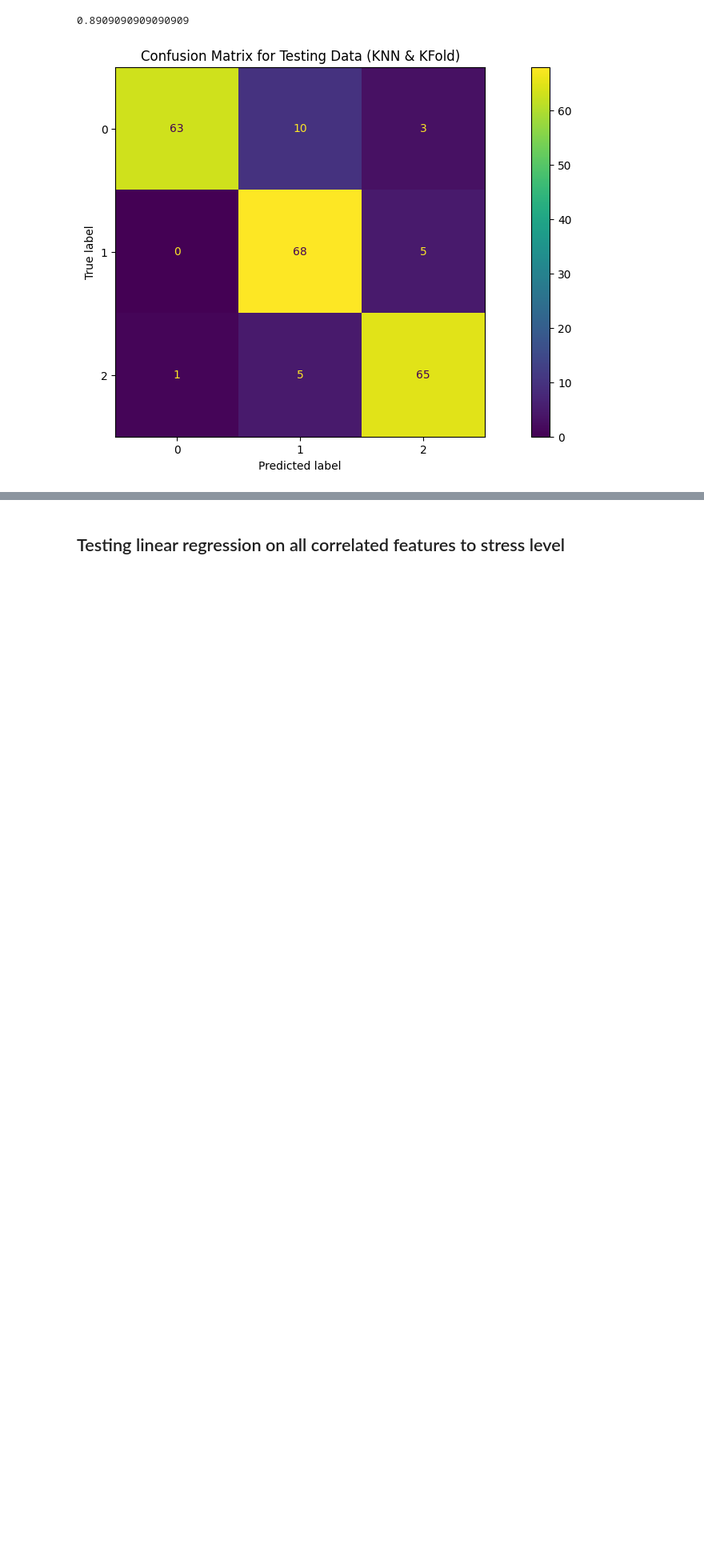
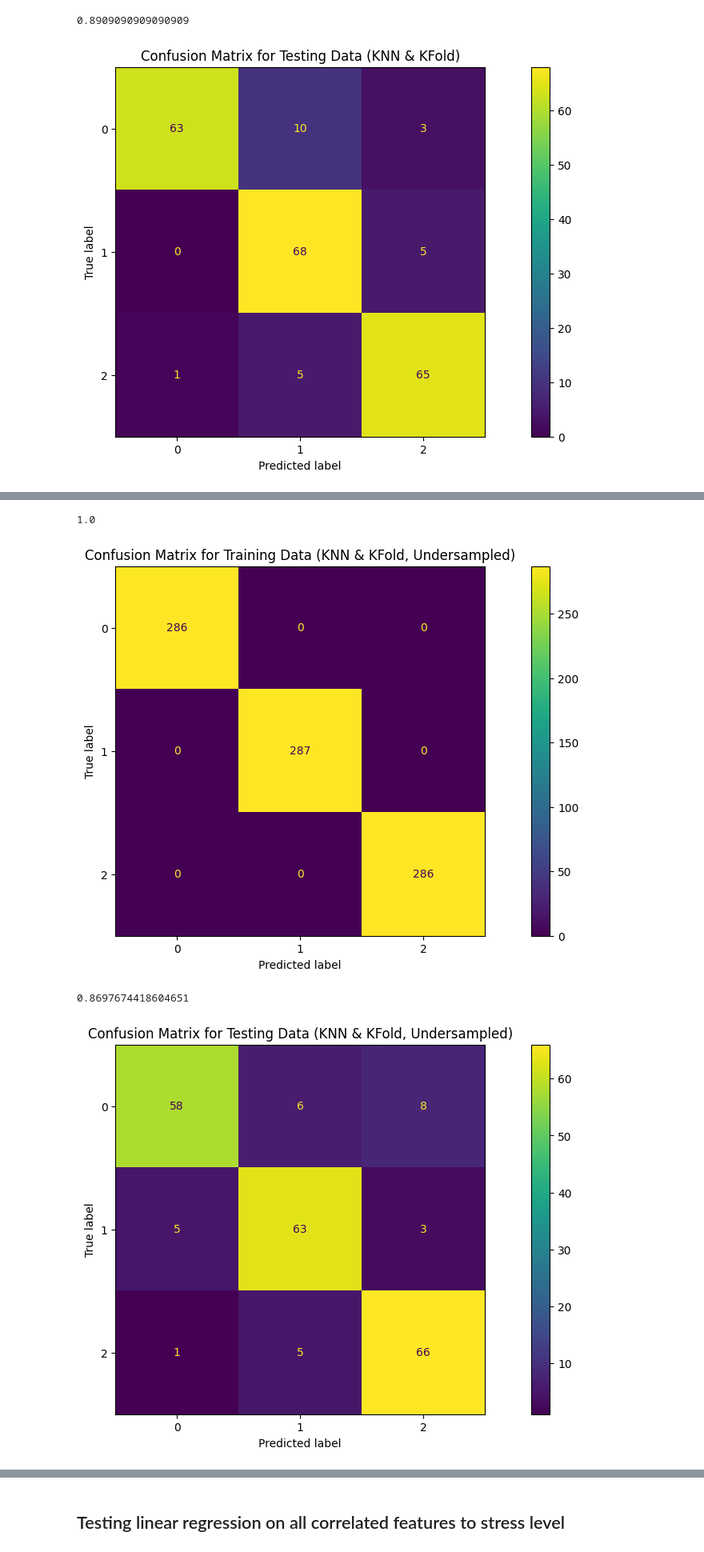
Before and after one commit to ZacPerry-dev/Student-Stress-Factors, a Jupyter notebook: main.ipynb, the cells around one changed output, grey strips where cells are left out. Shown at 80% size. Cells and saved outputs as stored; diff of their text form; code cells hidden in the pictures; blank space fills up the shorter version.

```diff
--- a/main.ipynb
+++ b/main.ipynb
@@ -291,0 +286,27 @@ plt.show()
+# %%
+under_sample_stress_0 = resample(slf_df[slf_df['stress_level']==0], replace=False, n_samples=358, random_state=42)
+under_sample_stress_2 = resample(slf_df[slf_df['stress_level']==2], replace=False, n_samples=358, random_state=42)
+
+slf_df_balanced = pd.concat([under_sample_stress_0, slf_df[slf_df['stress_level']==1], under_sample_stress_2,])
+
+X = np.array(slf_df_balanced.drop(['stress_level'], axis=1))
+y = np.array(slf_df_balanced['stress_level'])
+
+X_train, X_test, y_train, y_test = train_test_split(X, y, random_state=42, test_size=0.2, train_size=0.8)
+
+# KFold Cross validation
+splits = KFold(n_splits=10)
+
+for k in range(1, 30, 2):
+    scores = []
+    for train_index, val_index in splits.split(X_train):
+        X_sub_train = X_train[train_index]
+        X_val = X_train[val_index]
+        y_sub_train = y_train[train_index]
+        y_val = y_train[val_index]
+
+        clf = KNeighborsClassifier(n_neighbors=k)
+        clf.fit(X_sub_train, y_sub_train)
+        y_predict = clf.predict(X_val)
+        scores.append(accuracy_score(y_val, y_predict))
+    print("Neightbors: ", k, "Score: ", np.mean(scores))
@@ -291,0 +331,23 @@ plt.show()
+# %%
+clf = KNeighborsClassifier(n_neighbors=1)
+clf.fit(X_train, y_train)
+y_predict = clf.predict(X_train)
+print(accuracy_score(y_train, y_predict))
+
+training_cm = confusion_matrix(y_train, y_predict, labels=clf.classes_)
+ConfusionMatrixDisplay(training_cm, display_labels=clf.classes_).plot()
+plt.title("Confusion Matrix for Training Data (KNN & KFold, Undersampled)")
+plt.show()
+
+y_predict = clf.predict(X_test)
+print(accuracy_score(y_test, y_predict))
+
+testing_cm = confusion_matrix(y_test, y_predict, labels=clf.classes_)
+ConfusionMatrixDisplay(testing_cm, display_labels=clf.classes_).plot()
+plt.title("Confusion Matrix for Testing Data (KNN & KFold, Undersampled)")
+plt.show()
+# %% [output]
+1.0
+[figure, added]
+0.8697674418604651
+[figure, added]
```
Also changed, not shown: parts of 29 cells of this notebook.
